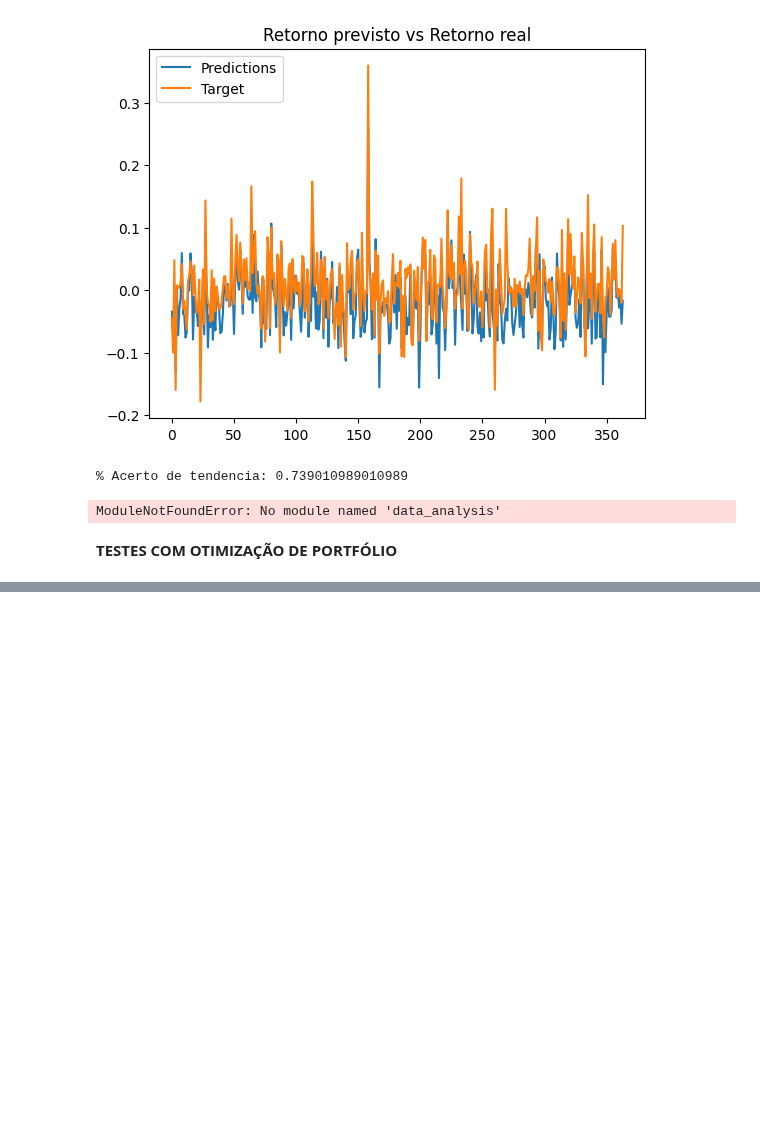
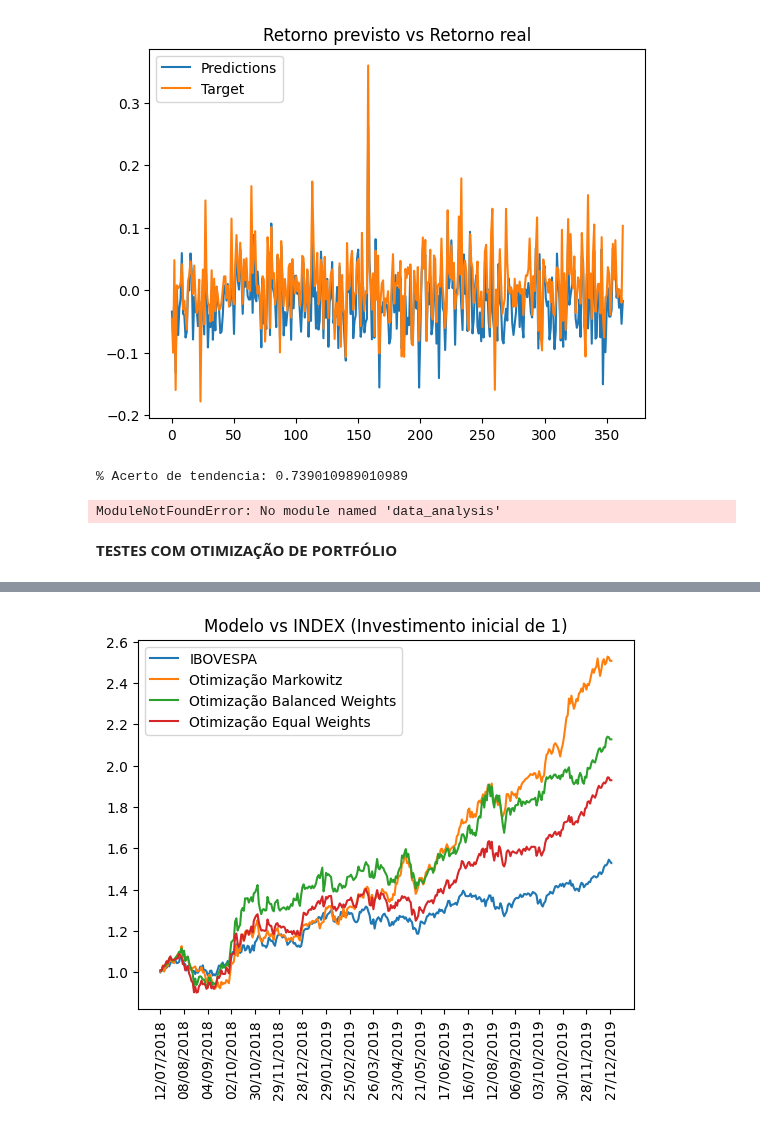
Before and after one commit to ehbats/tcc, a Jupyter notebook: twittator/data_analysis/technical_rf.ipynb, the cells around one changed output, grey strips where cells are left out. Cells and saved outputs as stored; diff of their text form; code cells hidden in the pictures; blank space fills up the shorter version.

```diff
--- a/twittator/data_analysis/technical_rf.ipynb
+++ b/twittator/data_analysis/technical_rf.ipynb
@@ -342,0 +466,30 @@ print(len(news))
+# %%
+from portfolio_management.services.benchmark import BenchmarkComparator
+from data_analysis.useful_defaults import IBOVESPA, CDI, SP500
+benchmark_name = IBOVESPA['bench_name']
+benchmark_type = IBOVESPA['bench']
+column = IBOVESPA['column']
+date_column = IBOVESPA['date_column']
+benchmark_ticker = IBOVESPA['ticker']
+initial_investment = 1
+benchmark = BenchmarkComparator().get_benchmark_data(
+    start_test_date,
+    end_test_date,
+    benchmark_type,
+    initial_investment,
+    column,
+    benchmark_ticker)
+# %%
+import matplotlib.pyplot as plt
+tick_divider = 5
+plt.plot(benchmark['capitalization'], label=benchmark_name)
+plt.plot(markowitz_with_sentiment['capitalization'], label='Otimização Markowitz')
+plt.plot(balanced_weights_with_sentiment['capitalization'], label='Otimização Balanced Weights')
+plt.plot(equal_weights_with_sentiment['capitalization'], label='Otimização Equal Weights')
+plt.legend(loc="upper left")
+plt.title(f'Modelo vs {benchmark_type} (Investimento inicial de {initial_investment})')
+plt.xticks(ticks = range(0,len(benchmark.index)), labels = benchmark[date_column], rotation='vertical')
+plt.locator_params(axis='x', nbins=20)
+plt.show()
+# %% [output]
+[figure, added]
```
Also changed, not shown: parts of 12 cells of this notebook, 4 other files.
